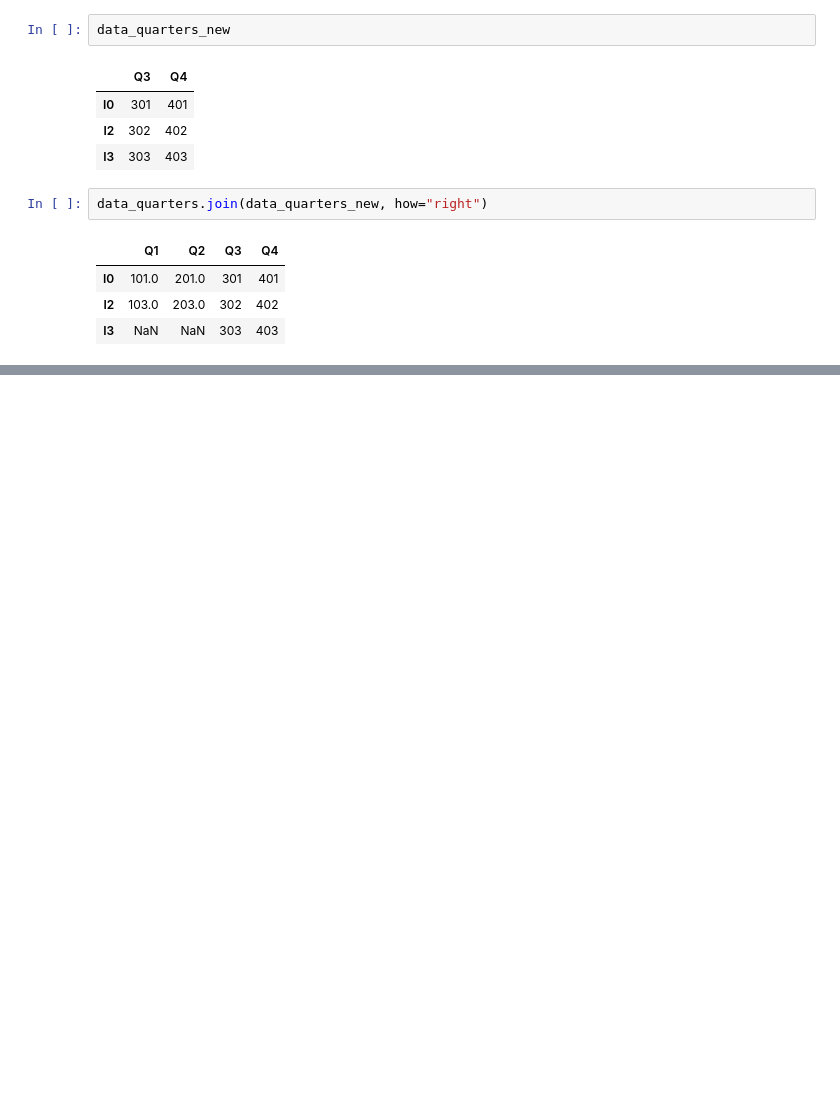
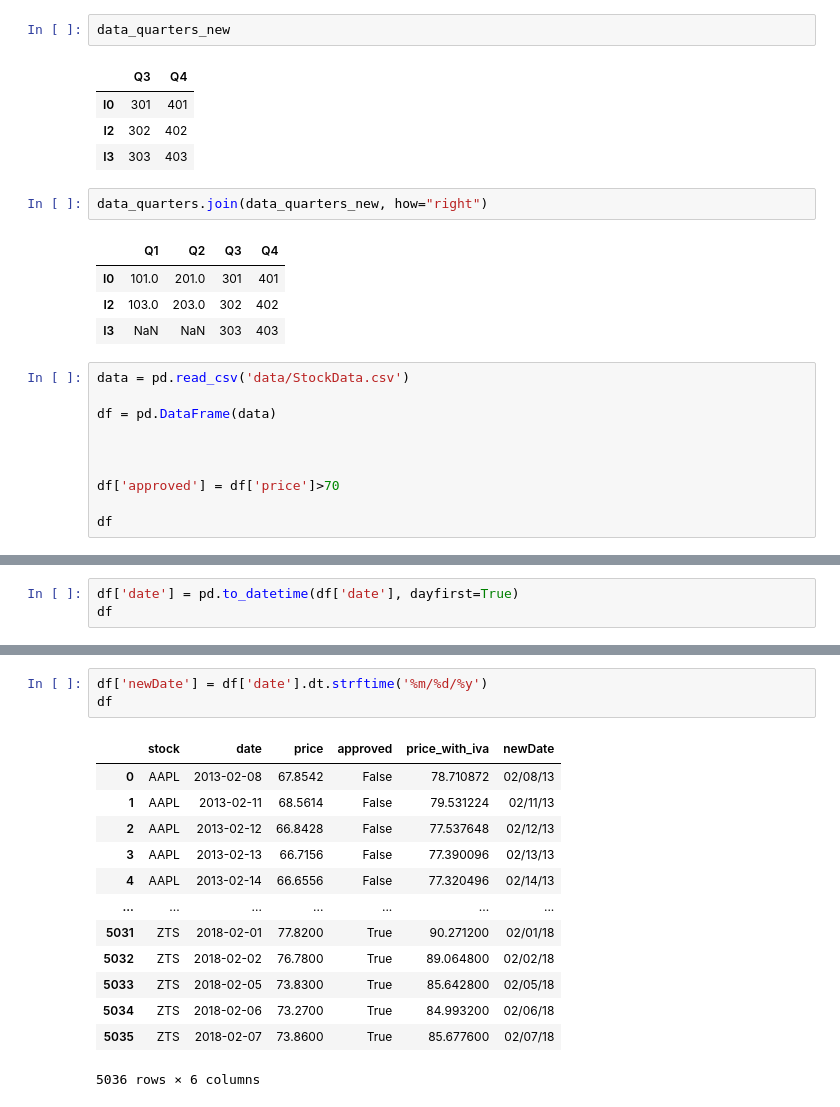
Before and after one commit to oscahumbertomr/python-AI---ML--Business-Applications, a Jupyter notebook: week1-Python-for-Data-Science/pandas.ipynb, the cells around one changed output, grey strips where cells are left out. Drawn from its saved outputs; the diff is of its cells as text; blank space fills up the shorter version.

```diff
--- a/week1/pandas.ipynb
+++ b/week1-Python-for-Data-Science/pandas.ipynb
@@ -480,3 +480,13 @@ data_quarters.join(data_quarters_new, how="right")
 | I0 | 101.0 | 201.0 | 301 | 401 |
 | I2 | 103.0 | 203.0 | 302 | 402 |
 | I3 | NaN | NaN | 303 | 403 |
+# %%
+data = pd.read_csv('data/StockData.csv')
+
+df = pd.DataFrame(data)
+
+
+
+df['approved'] = df['price']>70
+
+df
@@ -482,0 +671,3 @@ data_quarters.join(data_quarters_new, how="right")
+# %%
+df['date'] = pd.to_datetime(df['date'], dayfirst=True)
+df
@@ -482,0 +703,17 @@ data_quarters.join(data_quarters_new, how="right")
+# %%
+df['newDate'] = df['date'].dt.strftime('%m/%d/%y')
+df
+# %% [output]
+|  | stock | date | price | approved | price_with_iva | newDate |
+| 0 | AAPL | 2013-02-08 | 67.8542 | False | 78.710872 | 02/08/13 |
+| 1 | AAPL | 2013-02-11 | 68.5614 | False | 79.531224 | 02/11/13 |
+| 2 | AAPL | 2013-02-12 | 66.8428 | False | 77.537648 | 02/12/13 |
+| 3 | AAPL | 2013-02-13 | 66.7156 | False | 77.390096 | 02/13/13 |
+| 4 | AAPL | 2013-02-14 | 66.6556 | False | 77.320496 | 02/14/13 |
+| ... | ... | ... | ... | ... | ... | ... |
+| 5031 | ZTS | 2018-02-01 | 77.8200 | True | 90.271200 | 02/01/18 |
+| 5032 | ZTS | 2018-02-02 | 76.7800 | True | 89.064800 | 02/02/18 |
+| 5033 | ZTS | 2018-02-05 | 73.8300 | True | 85.642800 | 02/05/18 |
+| 5034 | ZTS | 2018-02-06 | 73.2700 | True | 84.993200 | 02/06/18 |
+| 5035 | ZTS | 2018-02-07 | 73.8600 | True | 85.677600 | 02/07/18 |
+5036 rows × 6 columns
```
Also changed, not shown: parts of 48 cells of this notebook, 13 other files.
